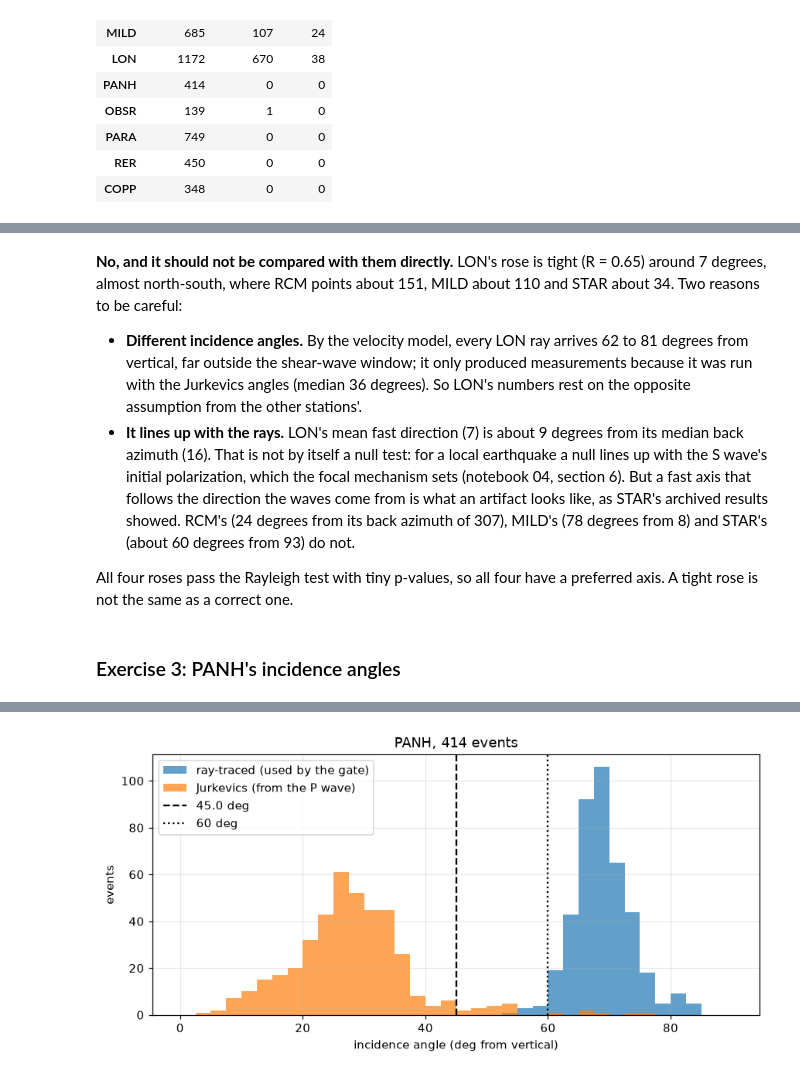
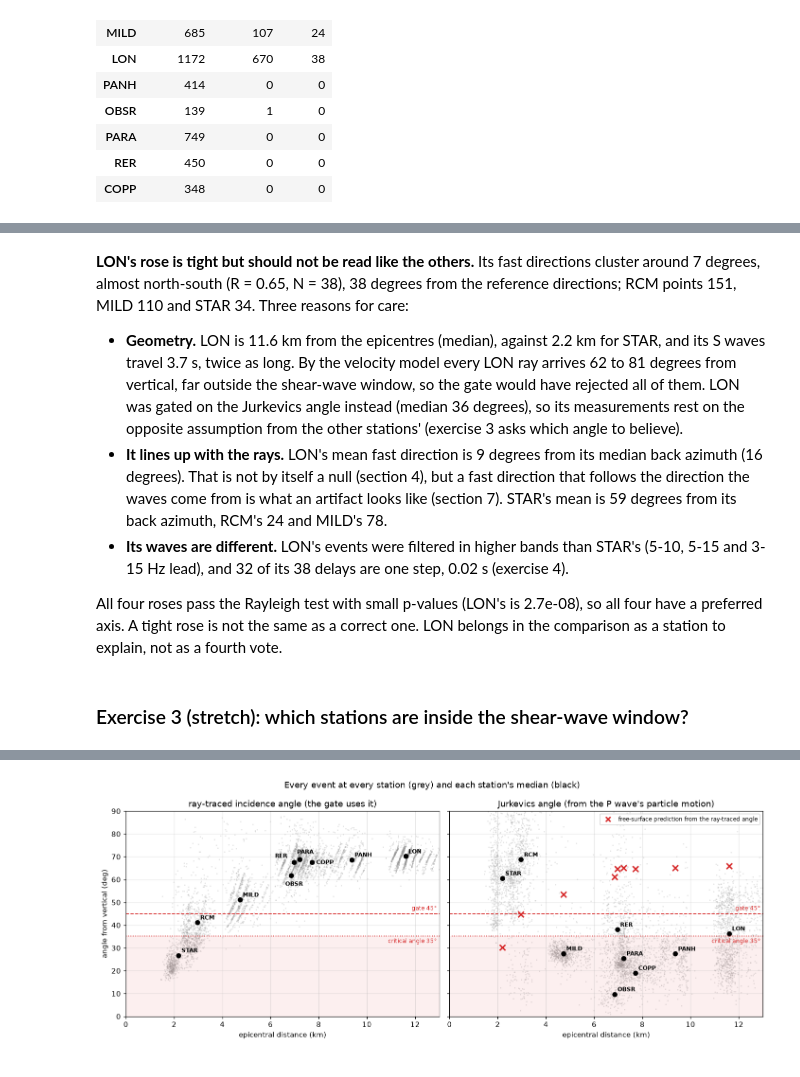
Before and after one commit to mhemmett/rainier-sws-tutorials, a Jupyter notebook: notebooks/06_exploring_the_results.ipynb, the cells around one changed output, grey strips where cells are left out. Cells and saved outputs as stored; diff of their text form; code cells hidden in the pictures.

```diff
--- a/notebooks/06_exploring_the_results.ipynb
+++ b/notebooks/06_exploring_the_results.ipynb
@@ -219,0 +718,16 @@ dt > half period             20                   3
+# %%
+ok = quality.successful(res["STAR"])
+fails = cut_failures(res["STAR"])
+one_cut = fails.sum(axis=1) == 1
+groups = {"kept by the filter": ok[~fails.any(axis=1)],
+          "rejected only by Q_w": ok[one_cut & fails[f"Q_w < {g.qw_min}"]],
+          "rejected only by phi_error": ok[one_cut & fails[f"phi_error > {g.phi_error_max}"]],
+          "every rejected measurement": ok[fails.any(axis=1)]}
+fig = plt.figure(figsize=(16, 4.8))
+for i, (name, sub) in enumerate(groups.items()):
+    m, R = stats.axial_mean(sub.phi)
+    rose(fig.add_subplot(1, 4, i + 1, projection="polar"), sub.phi, color="tab:red" if i == 0 else "0.6",
+         title=f"STAR, {name}\nN={len(sub)}  mean {m:.0f}°  R={R:.2f}")
+    print(f"{name:27s} N = {len(sub):3d}  axial mean {m:5.1f} deg  R {R:.2f}  "
+          f"share between 20 and 40 deg {((measure.phi_0_180(sub.phi) >= 20) & (measure.phi_0_180(sub.phi) <= 40)).mean():.0%}")
+plt.tight_layout()
@@ -253,28 +788,44 @@ LON   N=  38  median back azimuth    16 deg  Rayleigh p = 2.7e-08
 # %% [markdown]
-**No, and it should not be compared with them directly.** LON's rose is tight (R = 0.65) around 7 degrees, almost north-south, where RCM points about 151, MILD about 110 and STAR about 34. Two reasons to be careful:
+**LON's rose is tight but should not be read like the others.** Its fast directions cluster around 7 degrees, almost north-south (R = 0.65, N = 38), 38 degrees from the reference directions; RCM points 151, MILD 110 and STAR 34. Three reasons for care:
 
-- **Different incidence angles.** By the velocity model, every LON ray arrives 62 to 81 degrees from vertical, far outside the shear-wave window; it only produced measurements because it was run with the Jurkevics angles (median 36 degrees). So LON's numbers rest on the opposite assumption from the other stations'.
-- **It lines up with the rays.** LON's mean fast direction (7) is about 9 degrees from its median back azimuth (16). That is not by itself a null test: for a local earthquake a null lines up with the S wave's initial polarization, which the focal mechanism sets (notebook 04, section 6). But a fast axis that follows the direction the waves come from is what an artifact looks like, as STAR's archived results showed. RCM's (24 degrees from its back azimuth of 307), MILD's (78 degrees from 8) and STAR's (about 60 degrees from 93) do not.
+- **Geometry.** LON is 11.6 km from the epicentres (median), against 2.2 km for STAR, and its S waves travel 3.7 s, twice as long. By the velocity model every LON ray arrives 62 to 81 degrees from vertical, far outside the shear-wave window, so the gate would have rejected all of them. LON was gated on the Jurkevics angle instead (median 36 degrees), so its measurements rest on the opposite assumption from the other stations' (exercise 3 asks which angle to believe).
+- **It lines up with the rays.** LON's mean fast direction is 9 degrees from its median back azimuth (16 degrees). That is not by itself a null (section 4), but a fast direction that follows the direction the waves come from is what an artifact looks like (section 7). STAR's mean is 59 degrees from its back azimuth, RCM's 24 and MILD's 78.
+- **Its waves are different.** LON's events were filtered in higher bands than STAR's (5-10, 5-15 and 3-15 Hz lead), and 32 of its 38 delays are one step, 0.02 s (exercise 4).
 
-All four roses pass the Rayleigh test with tiny p-values, so all four have a preferred axis. A tight rose is not the same as a correct one.
+All four roses pass the Rayleigh test with small p-values (LON's is 2.7e-08), so all four have a preferred axis. A tight rose is not the same as a correct one. LON belongs in the comparison as a station to explain, not as a fourth vote.
 # %% [markdown]
-### Exercise 3: PANH's incidence angles
+### Exercise 3 (stretch): which stations are inside the shear-wave window?
 # %%
-panh = res["PANH"]
-fig, ax = plt.subplots(figsize=(8, 4))
-bins = np.arange(0, 91, 2.5)
-ax.hist(panh.incidence_angle, bins=bins, color="tab:blue", alpha=0.7, label="ray-traced (used by the gate)")
-ax.hist(panh.incidence_angle_jurkevics, bins=bins, color="tab:orange", alpha=0.7, label="Jurkevics (from the P wave)")
-for cut, ls in [(quality.DEFAULT_PRE.incidence_max_deg, "--"), (60, ":")]:
-    ax.axvline(cut, color="k", ls=ls, label=f"{cut} deg")
-ax.set_xlabel("incidence angle (deg from vertical)"); ax.set_ylabel("events"); ax.legend()
-ax.set_title(f"PANH, {len(panh)} events")
+VP_VS = 1.73                                          # the research ray tracing's Vs = Vp / 1.73 (README)
+CRITICAL = np.rad2deg(np.arcsin(1 / VP_VS))           # the critical angle, deg
+GATE = quality.DEFAULT_PRE.incidence_max_deg
+fig, axes = plt.subplots(1, 2, figsize=(13, 5.2), sharey=True)
+OFFSET = {("RER", "incidence_angle"): (-26, 6), ("PARA", "incidence_angle"): (-4, 8), ("COPP", "incidence_angle"): (6, -3),
+          ("OBSR", "incidence_angle"): (-8, -14)}          # label positions that keep the names apart
+rows = []
+for s in STATIONS:
+    geo = with_geometry(res[s], s)
+    # the P wave's apparent angle at the free surface of a uniform half-space: sin(apparent / 2) = sin(ray angle) Vs / Vp
+    apparent = 2 * np.rad2deg(np.arcsin(np.sin(np.deg2rad(geo.incidence_angle)) / VP_VS))
+    x = geo.epicentral_km.median()
+    for ax, col in zip(axes, ["incidence_angle", "incidence_angle_jurkevics"]):
+        ax.scatter(geo.epicentral_km, geo[col], s=3, color="0.6", alpha=0.3, lw=0)
+        ax.plot(x, geo[col].median(), "o", color="k", ms=6)
+        ax.annotate(s, (x, geo[col].median()), xytext=OFFSET.get((s, col), (4, 4)), textcoords="offset points", fontsize=8, weight="bold")
+    axes[1].plot(x, np.nanmedian(apparent), "x", color="tab:red", ms=8, mew=2)
+    rows.append({"station": s, "epicentral km": x, "ray-traced": geo.incidence_angle.median(), "Jurkevics": geo.incidence_angle_jurkevics.median(),
+                 "free-surface prediction": np.nanmedian(apparent),
+                 "ray-traced inside gate": (geo.incidence_angle <= GATE).mean(), "Jurkevics inside gate": (geo.incidence_angle_jurkevics <= GATE).mean()})
+for ax, title in zip(axes, ["ray-traced incidence angle (the gate uses it)", "Jurkevics angle (from the P wave's particle motion)"]):
+    ax.axhspan(0, CRITICAL, color="tab:red", alpha=0.07, lw=0)
+    ax.axhline(CRITICAL, color="tab:red", ls=":", lw=1.2); ax.axhline(GATE, color="tab:red", ls="--", lw=1.2)
+    ax.text(12.9, CRITICAL - 1, f"critical angle {CRITICAL:.0f}°", ha="right", va="top", fontsize=8, color="tab:red")
+    ax.text(12.9, GATE + 1, f"gate {GATE:.0f}°", ha="right", va="bottom", fontsize=8, color="tab:red")
+    ax.set(xlabel="epicentral distance (km)", title=title, xlim=(0, 13), ylim=(0, 90))
+axes[0].set_ylabel("angle from vertical (deg)")
+axes[1].plot([], [], "x", color="tab:red", mew=2, label="free-surface prediction from the ray-traced angle")
+axes[1].legend(fontsize=8, loc="upper right")
+fig.suptitle("Every event at every station (grey) and each station's median (black)")
 plt.tight_layout()
-
-inc = panh.incidence_angle
-print(f"ray-traced: min {inc.min():.1f}, median {inc.median():.1f}, max {inc.max():.1f} deg; "
-      f"median {inc.median() - quality.DEFAULT_PRE.incidence_max_deg:.0f} deg above the {quality.DEFAULT_PRE.incidence_max_deg:g}-degree gate")
-for cut in (45, 50, 55, 60):
-    print(f"  cutoff {cut} deg would let through {(inc <= cut).sum():3d} of {len(inc)} events")
-print(f"Jurkevics: median {panh.incidence_angle_jurkevics.median():.1f} deg, {(panh.incidence_angle_jurkevics <= 45).sum()} events at or below 45")
+print(pd.DataFrame(rows).set_index("station").round(2).to_string())
 # %% [output]
@@ -287,2 +843,2 @@ Jurkevics: median 27.5 deg, 394 events at or below 45
-[figure, old version]
+[figure, new version]
 # %% [markdown]
```
Also changed, not shown: parts of 59 cells of this notebook.
